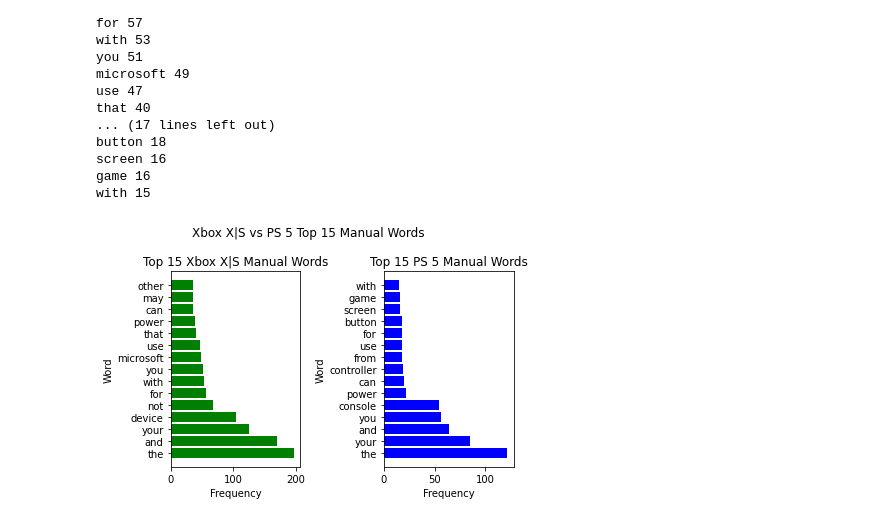
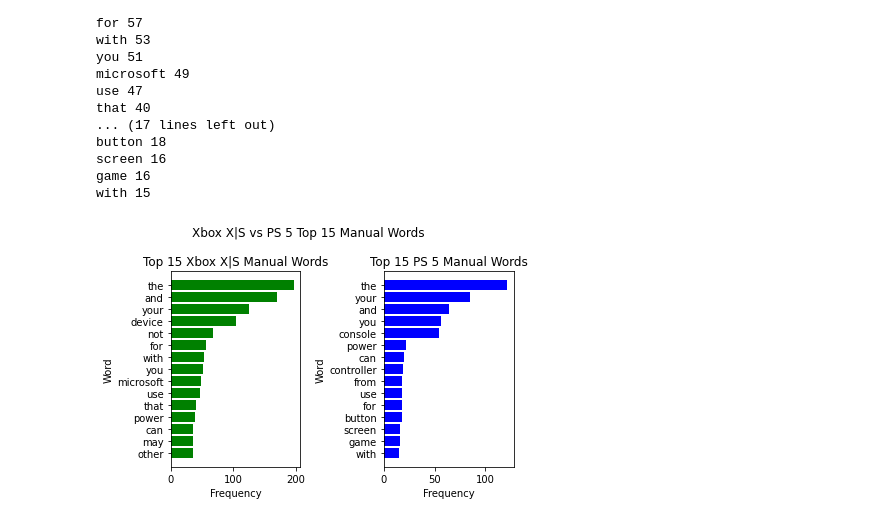
Before and after one commit to fdac22/MiniProject1, a Jupyter notebook: dhuang14.ipynb, the cells around one changed output. Saved outputs shown, nothing was run; the diff lists cells and outputs as text; code cells hidden in the pictures.

```diff
--- a/dhuang14.ipynb
+++ b/dhuang14.ipynb
@@ -375,27 +381,35 @@ screen 16
 game 16
 with 15
 # %%
+# Creating the x and y axis for both consoles
 xbox_top15words = list(xbox_by_freq.keys())[0:15]
 xbox_top15freq = list(xbox_by_freq.values())[0:15]
 
 ps5_top15words = list(ps5_by_freq.keys())[0:15]
 ps5_top15freq = list(ps5_by_freq.values())[0:15]
 
+# Graphing begins
 fig = plt.figure()
 plt.suptitle("Xbox X|S vs PS 5 Top 15 Manual Words")
+
+# Xbox X|S Graph
 ax = fig.add_subplot(1, 2, 1)
 ax.barh(xbox_top15words, xbox_top15freq, color="green")
 ax.set_xlabel("Frequency")
 ax.set_ylabel("Word")
+ax.invert_yaxis()
 ax.set_title("Top 15 Xbox X|S Manual Words")
 plt.tight_layout()
+
+# PS 5 Graph
 ax1 = fig.add_subplot(1, 2, 2)
 ax1.barh(ps5_top15words, ps5_top15freq, color="blue")
 ax1.set_xlabel("Frequency")
 ax1.set_ylabel("Word")
-ax.invert_yaxis()
+ax1.invert_yaxis()
 ax1.set_title("Top 15 PS 5 Manual Words")
 plt.tight_layout()
+
 plt.show()
 # %% [output]
-[figure, old version]
+[figure, new version]
```
Also changed, not shown: parts of 2 cells of this notebook.
